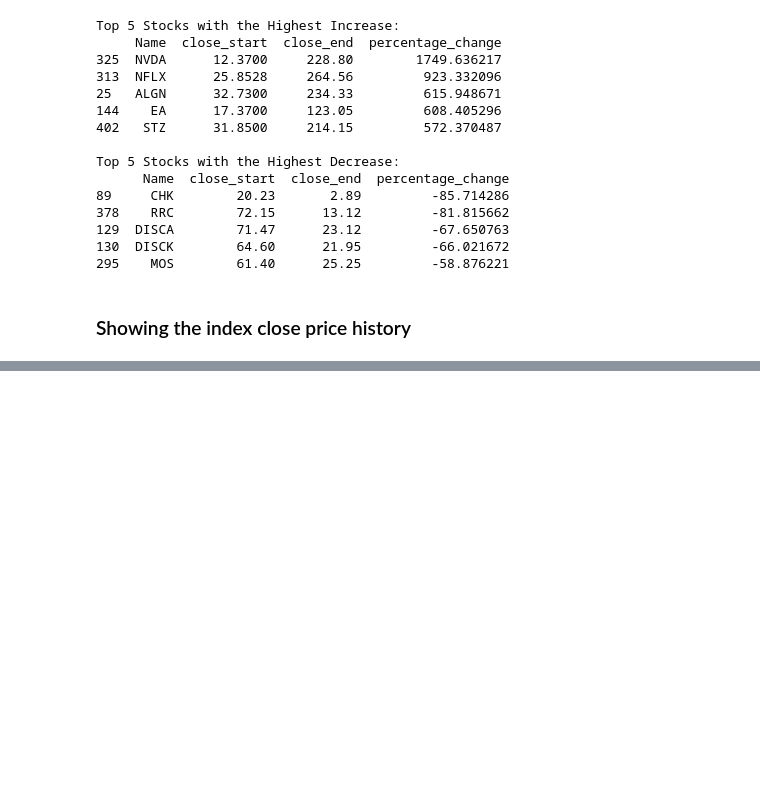
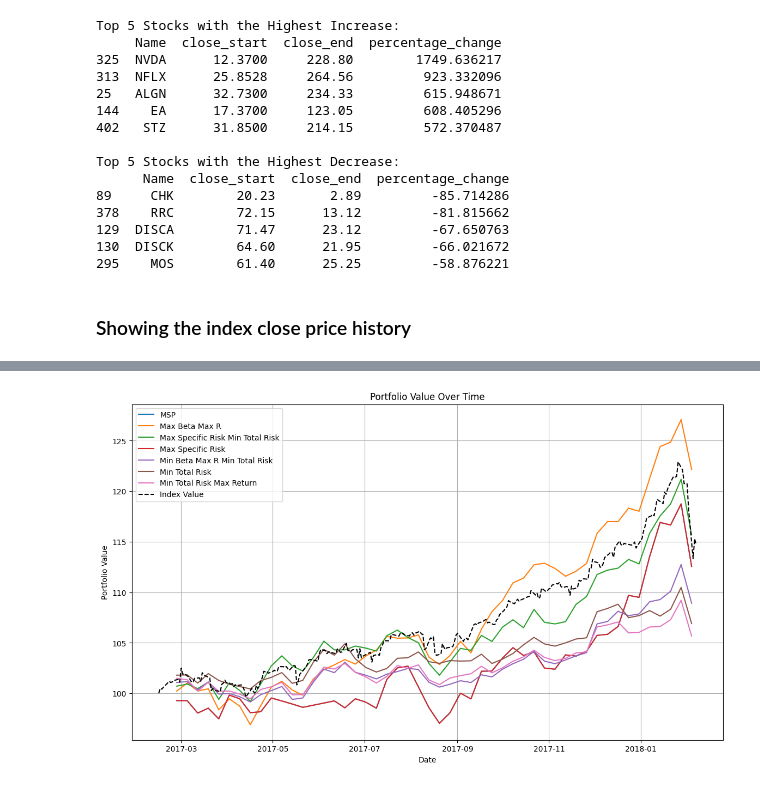
Before and after one commit to biaspyunimib/unimib_ds, a Jupyter notebook: FMA/Main Notebook.ipynb, the cells around one changed output, grey strips where cells are left out. Saved outputs shown, nothing was run; the diff lists cells and outputs as text; code cells hidden in the pictures; blank space fills up the shorter version.

```diff
--- a/FMA/Main Notebook.ipynb
+++ b/FMA/Main Notebook.ipynb
@@ -183,0 +682,7 @@ ValueError: Length of values (1258) does not match length of index (1259)
+# %%
+tot_log_returns=pd.DataFrame(filtered_df.groupby('Name')['close'].sum())
+# %%
+chosen = df_mean_mintotrisk.index
+chosen_tot_log = tot_log_returns.loc[chosen]
+mintot_risk_max_return = chosen_tot_log.sort_values(by='close', ascending=True).head(100)
+mintot_risk_max_return
@@ -183,0 +704,4 @@ ValueError: Length of values (1258) does not match length of index (1259)
+# %%
+mintot_risk_max_return.reset_index(inplace=True)
+ctl_return = df_base[df_base['Name'].isin(mintot_risk_max_return['Ticker'])].groupby('date')['LogReturn'].mean()
+ctl_return*100
@@ -183,0 +722,3 @@ ValueError: Length of values (1258) does not match length of index (1259)
+# %%
+tickers = mintot_risk_max_return['Ticker']
+tickers.to_csv('mintot_risk_max_return_tickers.csv', index=False)
@@ -183,0 +768,83 @@ ValueError: Length of values (1258) does not match length of index (1259)
+# %%
+# Load the provided datasets
+combined_prices_path = '/content/Weekly_Combined_Stock_Prices.csv'
+msp_tickers_path = '/content/msp_tickers.csv'
+max_beta_R_path = '/content/max_beta_R_tickers.csv'
+max_specific_risk_min_tot_risk_path = '/content/max_specific_risk_min_tot_risk_tickers.csv'
+max_specific_risk_path = '/content/max_specific_risk_tickers.csv'
+min_beta_max_R_min_tot_risk_path = '/content/min_beta_max_R_min_tot_risk_tickers.csv'
+min_tot_risk_path = '/content/min_tot_risk_tickers.csv'
+mintot_risk_max_return_path = '/content/mintot_risk_max_return_tickers.csv'
+index_path = '/content/spx.csv'
+
+# Load the tickers from each portfolio
+tickers_files = {
+    'MSP': msp_tickers_path,
+    'Max Beta Max R': max_beta_R_path,
+    'Max Specific Risk Min Total Risk': max_specific_risk_min_tot_risk_path,
+    'Max Specific Risk': max_specific_risk_path,
+    'Min Beta Max R Min Total Risk': min_beta_max_R_min_tot_risk_path,
+    'Min Total Risk': min_tot_risk_path,
+    'Min Total Risk Max Return': mintot_risk_max_return_path
+}
+
+tickers_dict = {name: pd.read_csv(path)['Ticker'].tolist() for name, path in tickers_files.items()}
+
+# Load the combined prices dataframe
+combined_prices_df = pd.read_csv(combined_prices_path, index_col='date', parse_dates=True)
+
+# Filter the data between 2017-02-13 and 2018-02-07
+start_date = '2017-02-14'
+end_date = '2018-02-07'
+combined_prices_df = combined_prices_df[(combined_prices_df.index >= start_date) & (combined_prices_df.index <= end_date)]
+
+# Load the index data
+index_df = pd.read_csv(index_path, index_col='date', parse_dates=True)
+index_df = index_df[(index_df.index >= start_date) & (index_df.index <= end_date)]
+
+# Calculate the index value starting from 100
+index_df['Index Value'] = 100 * (index_df['close'] / index_df['close'].iloc[0])
+
+# Function to calculate portfolio values
+def calculate_portfolio_values(price_data, initial_investment=100):
+    n_assets = price_data.shape[1]
+    weekly_returns = price_data.pct_change().dropna()
+    portfolio_value = initial_investment
+    portfolio_values = [portfolio_value]
+
+    for i in range(len(weekly_returns)):
+        weights = np.ones(n_assets) / n_assets
+        daily_return = np.dot(weights, weekly_returns.iloc[i])
+        portfolio_value = portfolio_value * (1 + daily_return)
+        portfolio_values.append(portfolio_value)
+
+    portfolio_values_df = pd.DataFrame(portfolio_values[1:], columns=['Portfolio Value'], index=price_data.index[1:])
+    return portfolio_values_df
+
+# Calculate portfolio values for each set of tickers
+portfolio_values_dict = {}
+for name, tickers in tickers_dict.items():
+    price_data = combined_prices_df[tickers]
+    portfolio_values_df = calculate_portfolio_values(price_data)
+    portfolio_values_dict[name] = portfolio_values_df
+
+# Display the portfolio values for each portfolio
+for name, portfolio_values_df in portfolio_values_dict.items():
+    print(f"Portfolio: {name}")
+    print(portfolio_values_df.head())
+
+# Plot the portfolio values
+plt.figure(figsize=(14, 8))
+for name, portfolio_values_df in portfolio_values_dict.items():
+    plt.plot(portfolio_values_df.index, portfolio_values_df['Portfolio Value'], label=name)
+
+# Add the index value to the plot
+plt.plot(index_df.index, index_df['Index Value'], label='Index Value', color='black', linestyle='--')
+
+plt.title('Portfolio Value Over Time')
+plt.xlabel('Date')
+plt.ylabel('Portfolio Value')
+plt.legend()
+plt.grid(True)
+plt.show()
+# %% [output]
@@ -183,0 +868 @@ ValueError: Length of values (1258) does not match length of index (1259)
+[figure, added]
```
Also changed, not shown: parts of 121 cells of this notebook, 1 other file.
